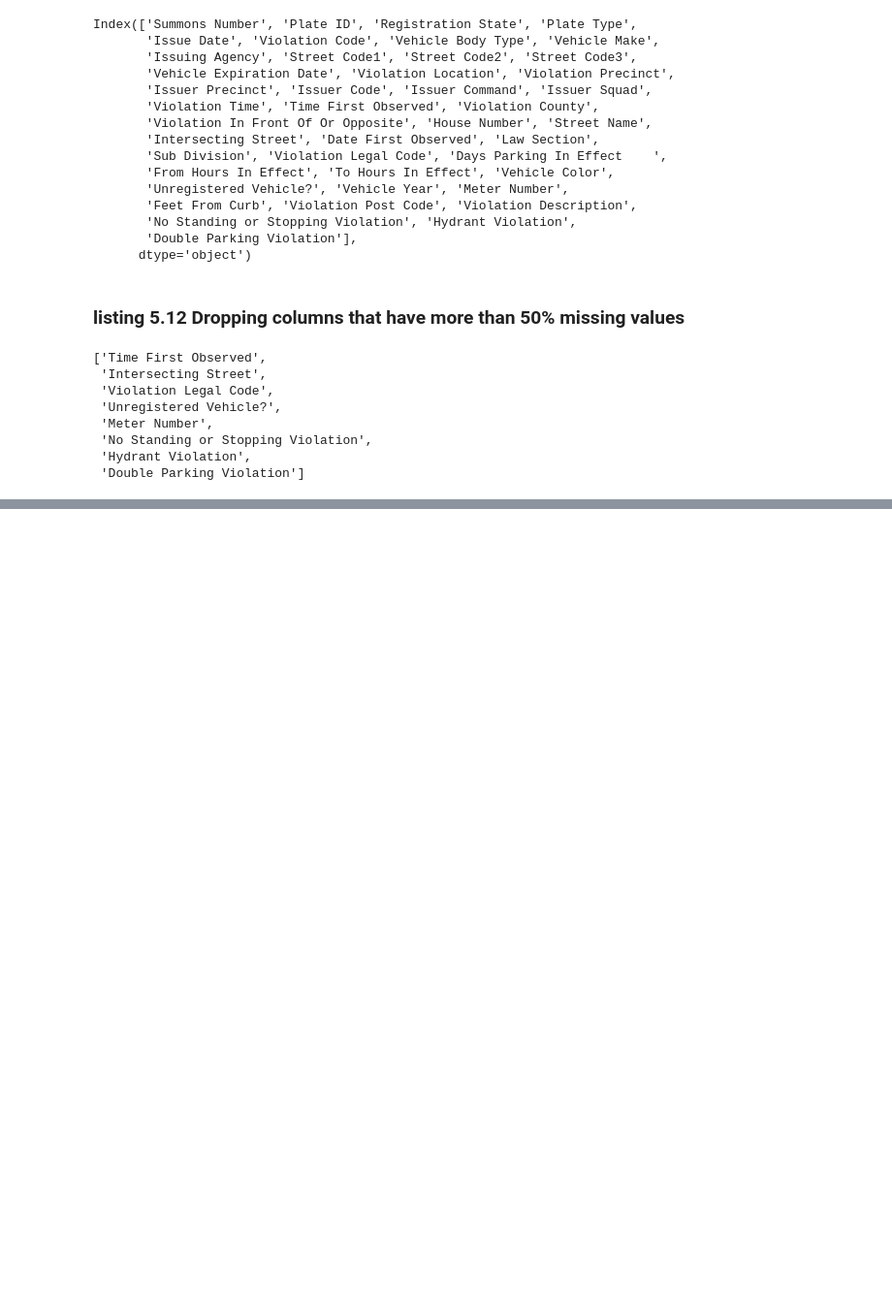
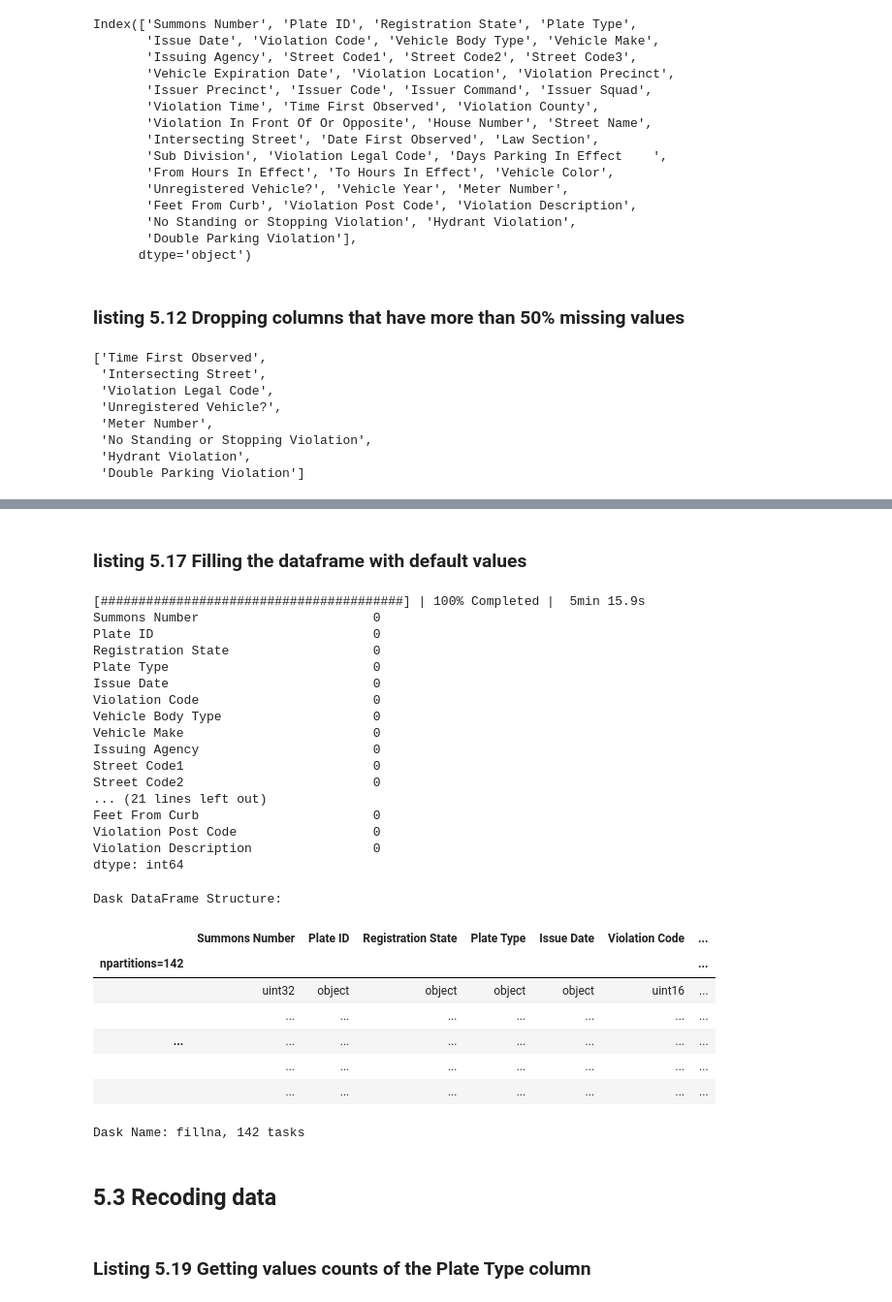
Before and after one commit to sunchengyi/Dask, a Jupyter notebook: nyc-parking-tickets_dask.ipynb, the cells around one changed output, grey strips where cells are left out. Shown: that part at 97% size. Cells and saved outputs as stored; diff of their text form; code cells hidden in the pictures; blank space fills up the shorter version.

```diff
--- a/nyc-parking-tickets_dask.ipynb
+++ b/nyc-parking-tickets_dask.ipynb
@@ -314,0 +328,3 @@ columns_to_drop
+# %%
+rows_to_drop = list(percent_missing[(percent_missing > 0) & (percent_missing < 5)].index)
+nyc_data_clean_stage3 = nyc_data_clean_stage2.dropna(subset=rows_to_drop)
@@ -314,0 +333,2 @@ columns_to_drop
+# %%
+remaining_columns_to_clean = list(percent_missing[(percent_missing >= 5) & (percent_missing < 50)].index)
@@ -314,0 +350,3 @@ columns_to_drop
+# %%
+unknown_default_dict = dict(map(lambda colName: (colName, 'Unknown'), remaining_columns_to_clean))
+unknown_default_dict
@@ -314,0 +365,39 @@ columns_to_drop
+# %% [markdown]
+### listing  5.17 Filling the dataframe with default values
+# %%
+nyc_data_clean_stage4 = nyc_data_clean_stage3.fillna(unknown_default_dict)
+# %%
+with ProgressBar():
+    print(nyc_data_clean_stage4.isnull().sum().compute())
+nyc_data_clean_stage4.persist()
+# %% [output]
+[########################################] | 100% Completed |  5min 15.9s
+Summons Number                       0
+Plate ID                             0
+Registration State                   0
+Plate Type                           0
+Issue Date                           0
+Violation Code                       0
+Vehicle Body Type                    0
+Vehicle Make                         0
+Issuing Agency                       0
+Street Code1                         0
+Street Code2                         0
+... (21 lines left out)
+Feet From Curb                       0
+Violation Post Code                  0
+Violation Description                0
+dtype: int64
+Dask DataFrame Structure:
+|  | Summons Number | Plate ID | Registration State | Plate Type | Issue Date | Violation Code | ... |
+| npartitions=142 |  |  |  |  |  |  | ... |
+|  | uint32 | object | object | object | object | uint16 | ... |
+|  | ... | ... | ... | ... | ... | ... | ... |
+| ... | ... | ... | ... | ... | ... | ... | ... |
+|  | ... | ... | ... | ... | ... | ... | ... |
+|  | ... | ... | ... | ... | ... | ... | ... |
+Dask Name: fillna, 142 tasks
+# %% [markdown]
+## 5.3 Recoding data
+# %% [markdown]
+### Listing 5.19 Getting values counts of the Plate Type column
```
Also changed, not shown: parts of 24 cells of this notebook.
